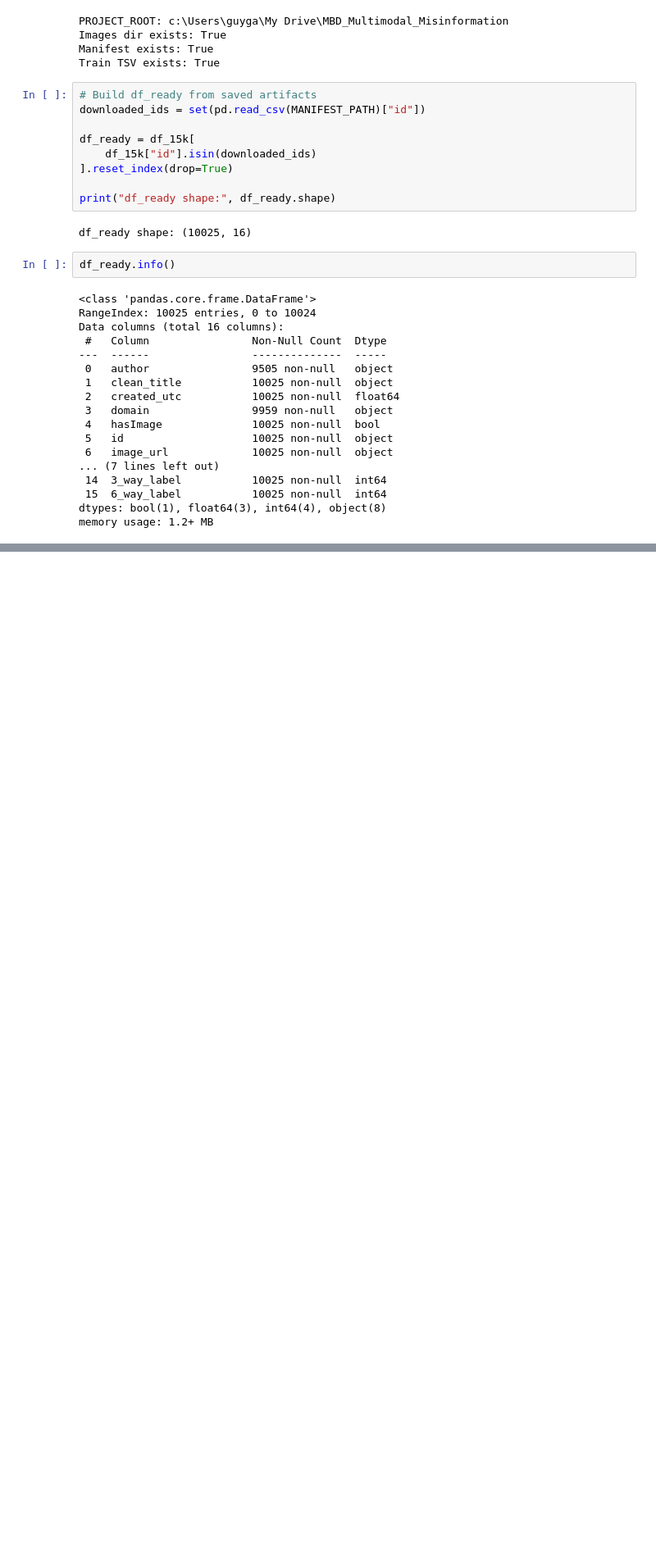
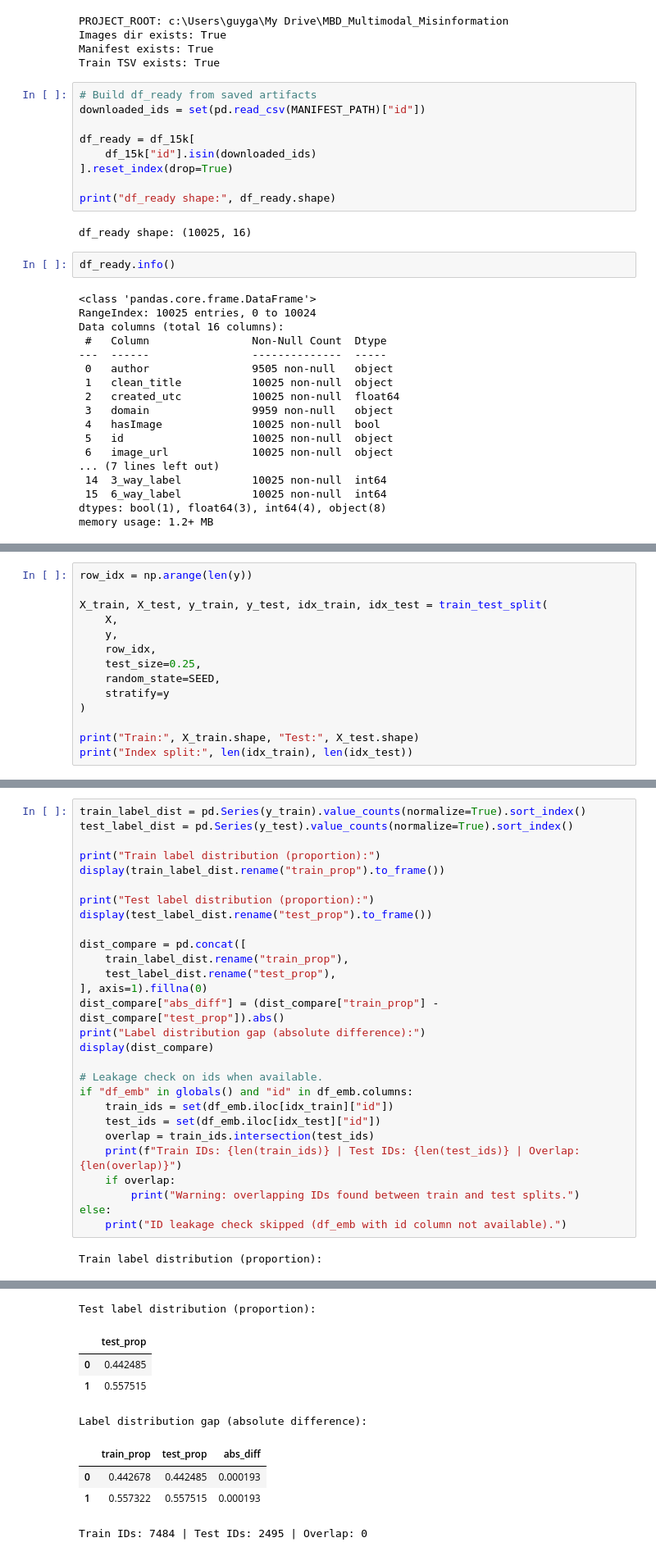
Before and after one commit to GuyGael-Karekezi/MBD_Misinformation, a Jupyter notebook: notebooks/MBD_Technical_Group.ipynb, the cells around one changed output, grey strips where cells are left out. Shown at 82% size. Cells and saved outputs as stored; diff of their text form; blank space fills up the shorter version.

```diff
--- a/notebooks/MBD_Technical_Group.ipynb
+++ b/notebooks/MBD_Technical_Group.ipynb
@@ -428,0 +421,14 @@ Error:
+# %%
+row_idx = np.arange(len(y))
+
+X_train, X_test, y_train, y_test, idx_train, idx_test = train_test_split(
+    X,
+    y,
+    row_idx,
+    test_size=0.25,
+    random_state=SEED,
+    stratify=y
+)
+
+print("Train:", X_train.shape, "Test:", X_test.shape)
+print("Index split:", len(idx_train), len(idx_test))
@@ -428,0 +441,30 @@ Error:
+# %%
+train_label_dist = pd.Series(y_train).value_counts(normalize=True).sort_index()
+test_label_dist = pd.Series(y_test).value_counts(normalize=True).sort_index()
+
+print("Train label distribution (proportion):")
+display(train_label_dist.rename("train_prop").to_frame())
+
+print("Test label distribution (proportion):")
+display(test_label_dist.rename("test_prop").to_frame())
+
+dist_compare = pd.concat([
+    train_label_dist.rename("train_prop"),
+    test_label_dist.rename("test_prop"),
+], axis=1).fillna(0)
+dist_compare["abs_diff"] = (dist_compare["train_prop"] - dist_compare["test_prop"]).abs()
+print("Label distribution gap (absolute difference):")
+display(dist_compare)
+
+# Leakage check on ids when available.
+if "df_emb" in globals() and "id" in df_emb.columns:
+    train_ids = set(df_emb.iloc[idx_train]["id"])
+    test_ids = set(df_emb.iloc[idx_test]["id"])
+    overlap = train_ids.intersection(test_ids)
+    print(f"Train IDs: {len(train_ids)} | Test IDs: {len(test_ids)} | Overlap: {len(overlap)}")
+    if overlap:
+        print("Warning: overlapping IDs found between train and test splits.")
+else:
+    print("ID leakage check skipped (df_emb with id column not available).")
+# %% [output]
+Train label distribution (proportion):
@@ -428,0 +474,9 @@ Error:
+Test label distribution (proportion):
+|  | test_prop |
+| 0 | 0.442485 |
+| 1 | 0.557515 |
+Label distribution gap (absolute difference):
+|  | train_prop | test_prop | abs_diff |
+| 0 | 0.442678 | 0.442485 | 0.000193 |
+| 1 | 0.557322 | 0.557515 | 0.000193 |
+Train IDs: 7484 | Test IDs: 2495 | Overlap: 0
```
Also changed, not shown: parts of 50 cells of this notebook, 1 other file.
